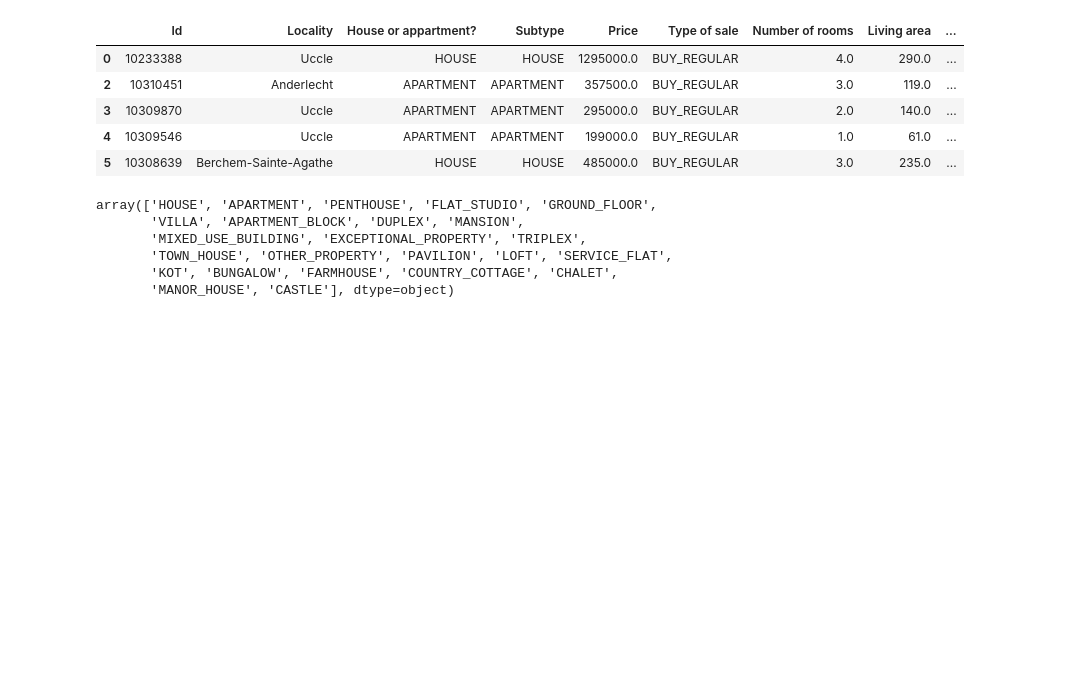
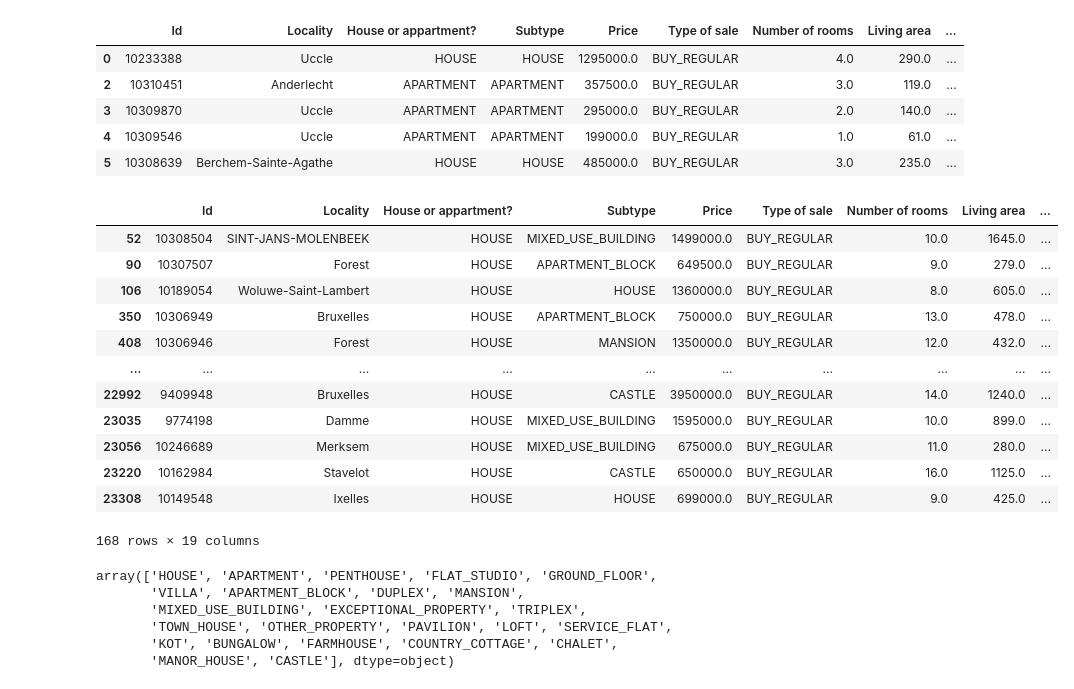
Before and after one commit to Laverdure77/immo_Eliza_Data_Analysis, a Jupyter notebook: Modeling/model.ipynb, the cells around one changed output. Drawn from its saved outputs; the diff is of its cells as text; code cells hidden in the pictures; blank space fills up the shorter version.

```diff
--- a/Modeling/model.ipynb
+++ b/Modeling/model.ipynb
@@ -46,6 +75,22 @@ data.head()
 | 3 | 10309870 | Uccle | APARTMENT | APARTMENT | 295000.0 | BUY_REGULAR | 2.0 | 140.0 | ... |
 | 4 | 10309546 | Uccle | APARTMENT | APARTMENT | 199000.0 | BUY_REGULAR | 1.0 | 61.0 | ... |
 | 5 | 10308639 | Berchem-Sainte-Agathe | HOUSE | HOUSE | 485000.0 | BUY_REGULAR | 3.0 | 235.0 | ... |
+# %%
+data[data['Number of rooms'] >7]
+# %% [output]
+|  | Id | Locality | House or appartment? | Subtype | Price | Type of sale | Number of rooms | Living area | ... |
+| 52 | 10308504 | SINT-JANS-MOLENBEEK | HOUSE | MIXED_USE_BUILDING | 1499000.0 | BUY_REGULAR | 10.0 | 1645.0 | ... |
+| 90 | 10307507 | Forest | HOUSE | APARTMENT_BLOCK | 649500.0 | BUY_REGULAR | 9.0 | 279.0 | ... |
+| 106 | 10189054 | Woluwe-Saint-Lambert | HOUSE | HOUSE | 1360000.0 | BUY_REGULAR | 8.0 | 605.0 | ... |
+| 350 | 10306949 | Bruxelles | HOUSE | APARTMENT_BLOCK | 750000.0 | BUY_REGULAR | 13.0 | 478.0 | ... |
+| 408 | 10306946 | Forest | HOUSE | MANSION | 1350000.0 | BUY_REGULAR | 12.0 | 432.0 | ... |
+| ... | ... | ... | ... | ... | ... | ... | ... | ... | ... |
+| 22992 | 9409948 | Bruxelles | HOUSE | CASTLE | 3950000.0 | BUY_REGULAR | 14.0 | 1240.0 | ... |
+| 23035 | 9774198 | Damme | HOUSE | MIXED_USE_BUILDING | 1595000.0 | BUY_REGULAR | 10.0 | 899.0 | ... |
+| 23056 | 10246689 | Merksem | HOUSE | MIXED_USE_BUILDING | 675000.0 | BUY_REGULAR | 11.0 | 280.0 | ... |
+| 23220 | 10162984 | Stavelot | HOUSE | CASTLE | 650000.0 | BUY_REGULAR | 16.0 | 1125.0 | ... |
+| 23308 | 10149548 | Ixelles | HOUSE | HOUSE | 699000.0 | BUY_REGULAR | 9.0 | 425.0 | ... |
+168 rows × 19 columns
 # %%
 
 # Add zipcode column
```
Also changed, not shown: parts of 16 cells of this notebook.
